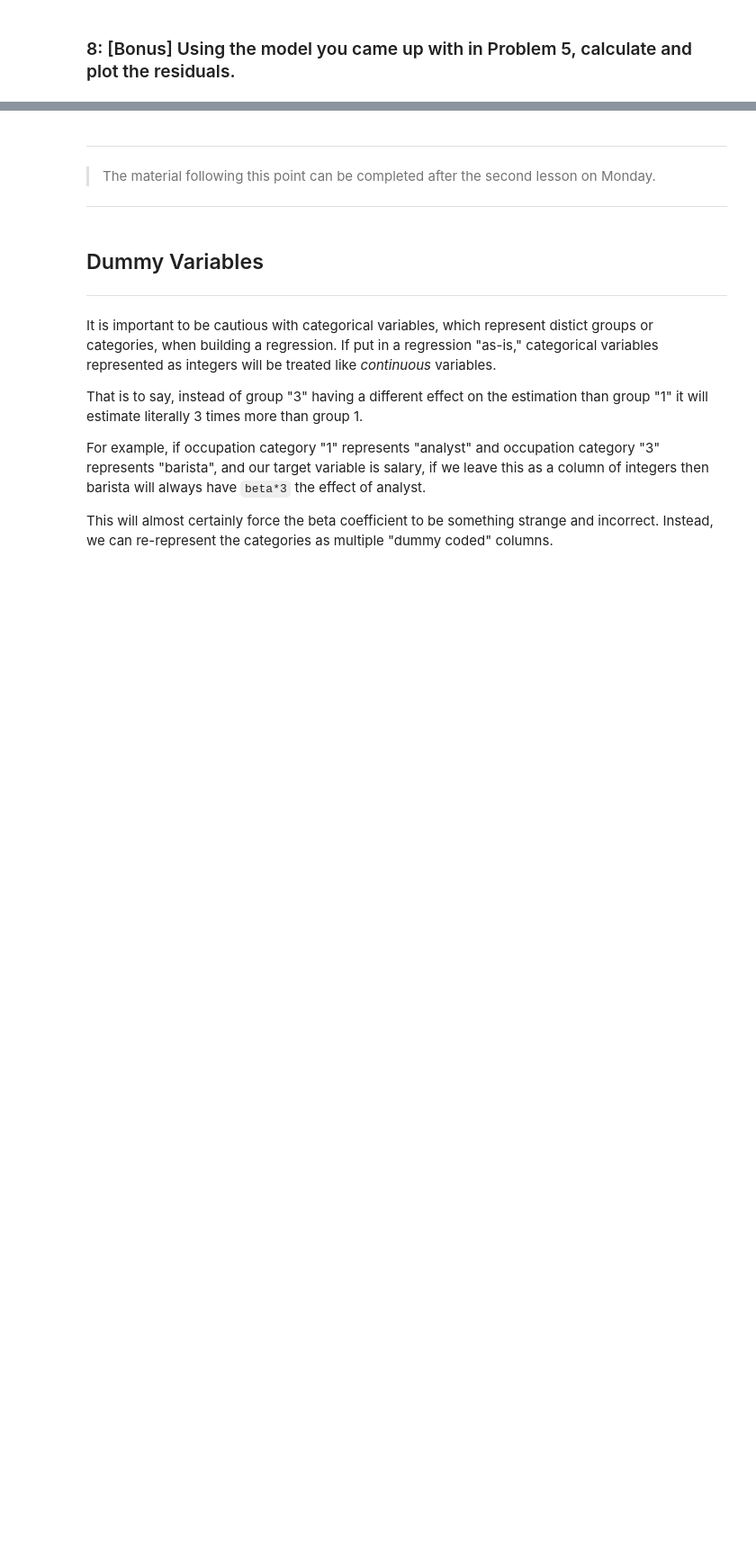
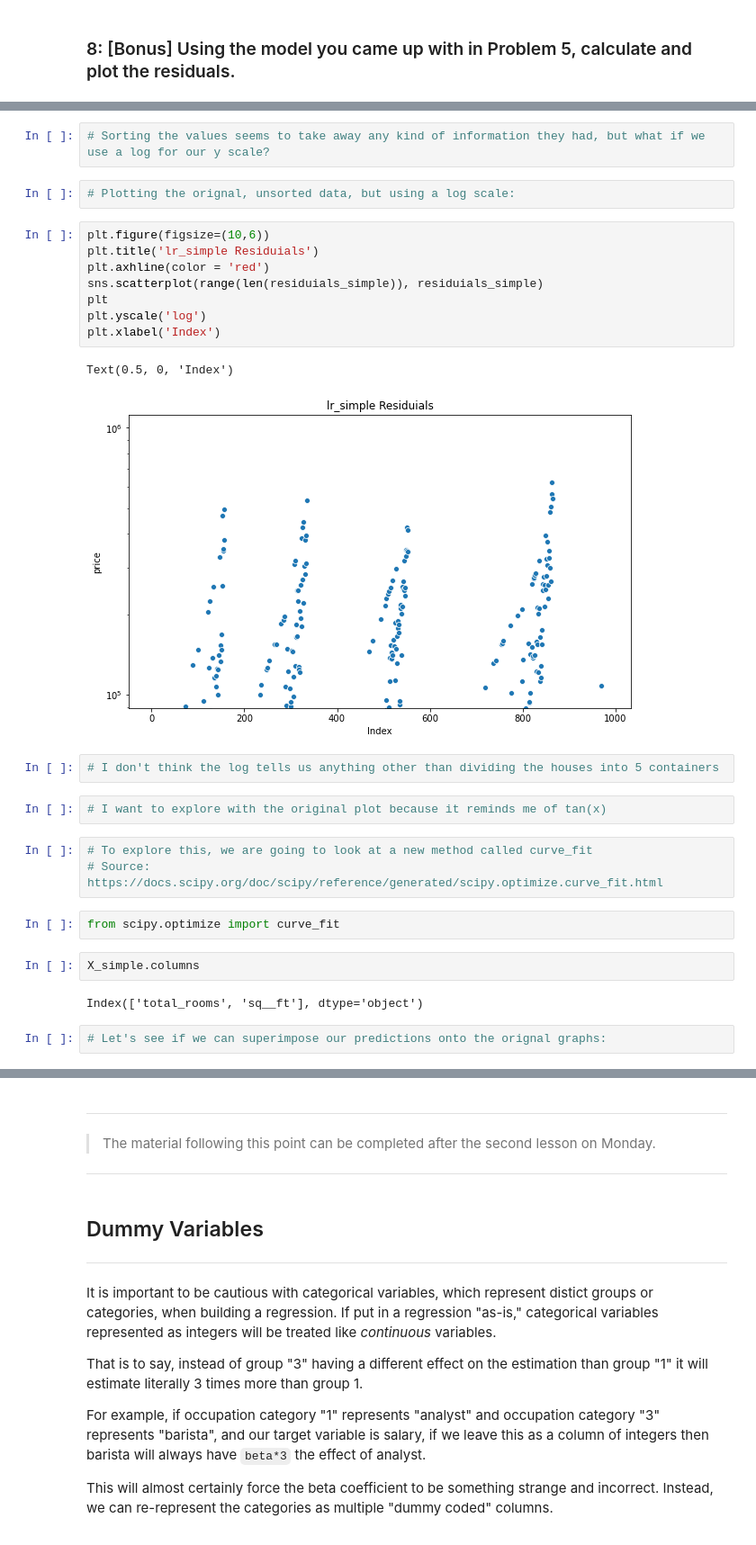
Before and after one commit to viviloaf/general-assembly, a Jupyter notebook: labs/3.01-lab-linear-regression-master/linear-regression-sacramento.ipynb, the cells around one changed output, grey strips where cells are left out. Shown at 90% size. Saved outputs shown, nothing was run; the diff lists cells and outputs as text; blank space fills up the shorter version.

```diff
--- a/labs/3.01-lab-linear-regression-master/linear-regression-sacramento.ipynb
+++ b/labs/3.01-lab-linear-regression-master/linear-regression-sacramento.ipynb
@@ -327,0 +440,30 @@ plt.savefig('df_corr.png');
+# %%
+# Sorting the values seems to take away any kind of information they had, but what if we use a log for our y scale?
+# %%
+# Plotting the orignal, unsorted data, but using a log scale:
+# %%
+plt.figure(figsize=(10,6))
+plt.title('lr_simple Residuials')
+plt.axhline(color = 'red')
+sns.scatterplot(range(len(residuials_simple)), residuials_simple)
+plt
+plt.yscale('log')
+plt.xlabel('Index')
+# %% [output]
+Text(0.5, 0, 'Index')
+[figure, added]
+# %%
+# I don't think the log tells us anything other than dividing the houses into 5 containers
+# %%
+# I want to explore with the original plot because it reminds me of tan(x)
+# %%
+# To explore this, we are going to look at a new method called curve_fit
+# Source: https://docs.scipy.org/doc/scipy/reference/generated/scipy.optimize.curve_fit.html
+# %%
+from scipy.optimize import curve_fit
+# %%
+X_simple.columns
+# %% [output]
+Index(['total_rooms', 'sq__ft'], dtype='object')
+# %%
+# Let's see if we can superimpose our predictions onto the orignal graphs:
```
Also changed, not shown: parts of 36 cells of this notebook.
